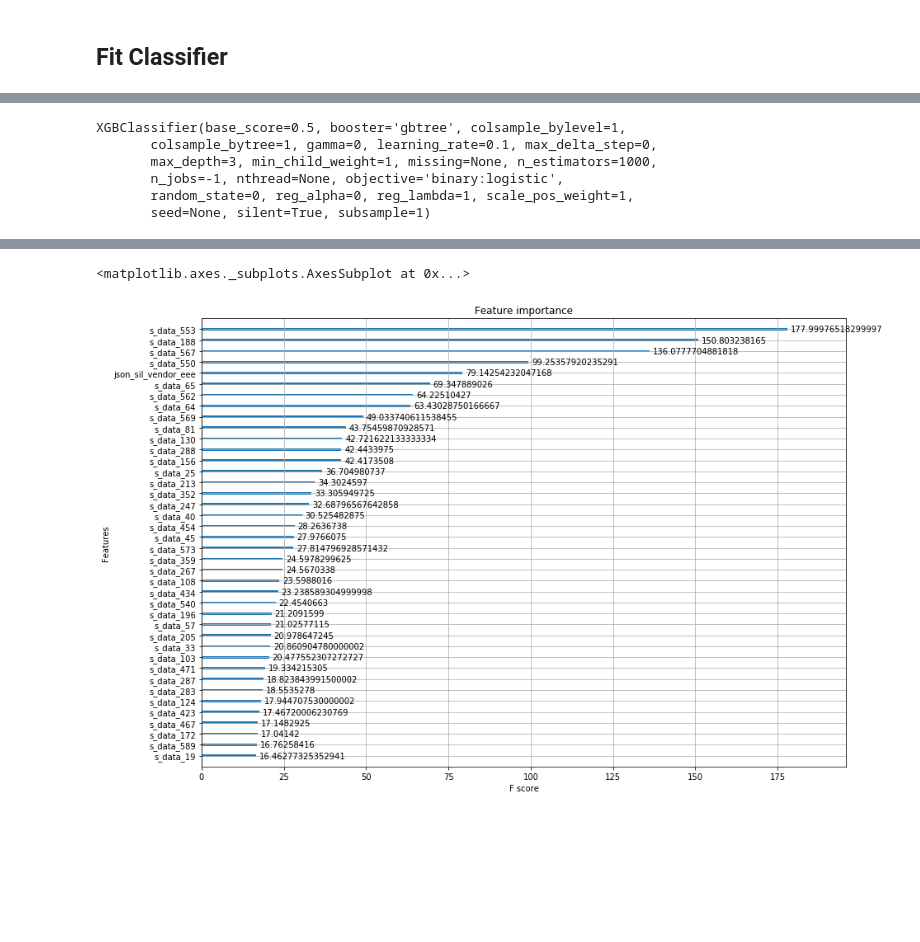
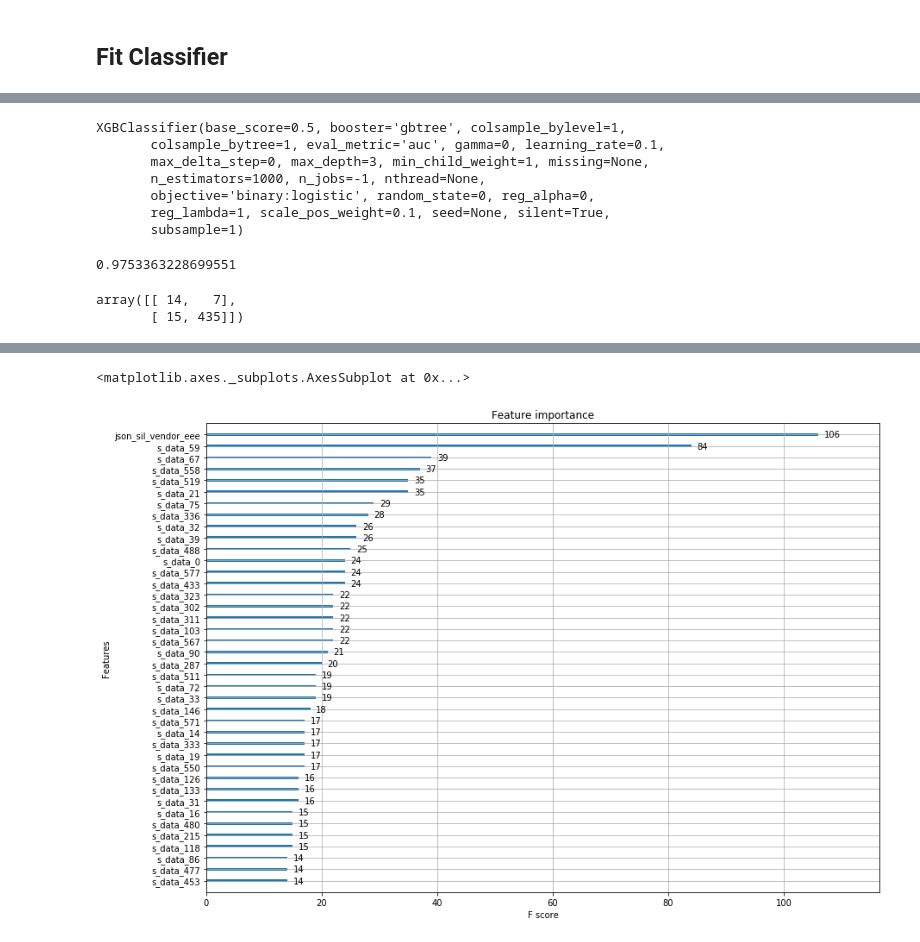
Before and after one commit to canyon289/secom_analysis, a Jupyter notebook: notebooks/exploratory/XGBoostClassifier.ipynb, the cells around one changed output, grey strips where cells are left out. Drawn from its saved outputs; the diff is of its cells as text; code cells hidden in the pictures; blank space fills up the shorter version.

```diff
--- a/notebooks/exploratory/XGBoostClassifier.ipynb
+++ b/notebooks/exploratory/XGBoostClassifier.ipynb
@@ -33,7 +32,7 @@ X = df.drop("s_label_target", axis=1)
 # %% [markdown]
 ## Fit Classifier
 # %%
-clf = XGBClassifier(objective='binary:logistic',n_estimators=1000, n_jobs=-1)
+clf = XGBClassifier(objective='binary:logistic',n_estimators=1000, n_jobs=-1, scale_pos_weight=.1, eval_metric="auc")
 # %%
 # Perform Cross Validation
 cv = StratifiedKFold(n_splits=5, shuffle=True)
@@ -43,9 +44,12 @@ array([0.97161937, 0.97807757, 0.96296296, 0.96979866, 0.97478992])
+# %%
+X_train, X_test, y_train, y_test = train_test_split(X, Y, test_size=0.3,  shuffle=True)
 # %%
-clf.fit(X,Y)
+clf.fit(X_train, y_train)
 # %% [output]
 XGBClassifier(base_score=0.5, booster='gbtree', colsample_bylevel=1,
-       colsample_bytree=1, gamma=0, learning_rate=0.1, max_delta_step=0,
-       max_depth=3, min_child_weight=1, missing=None, n_estimators=1000,
-       n_jobs=-1, nthread=None, objective='binary:logistic',
-       random_state=0, reg_alpha=0, reg_lambda=1, scale_pos_weight=1,
-       seed=None, silent=True, subsample=1)
+       colsample_bytree=1, eval_metric='auc', gamma=0, learning_rate=0.1,
+       max_delta_step=0, max_depth=3, min_child_weight=1, missing=None,
+       n_estimators=1000, n_jobs=-1, nthread=None,
+       objective='binary:logistic', random_state=0, reg_alpha=0,
+       reg_lambda=1, scale_pos_weight=0.1, seed=None, silent=True,
+       subsample=1)
@@ -52,3 +58,12 @@ XGBClassifier(base_score=0.5, booster='gbtree', colsample_bylevel=1,
+# %%
+f1_score(pred, y_test)
+# %% [output]
+0.9753363228699551
+# %%
+confusion_matrix(pred, y_test)
+# %% [output]
+array([[ 14,   7],
+       [ 15, 435]])
 # %%
 feature_importances = pd.Series(clf.feature_importances_, index=X.columns)
 feature_importances.sort_values(ascending=False)
@@ -71,7 +86,7 @@ s_data_223             0.000000
 json_sop_vendor_kkk    0.000000
 Length: 635, dtype: float32
 # %%
-xgboost.plot_importance(clf, max_num_features=40, importance_type="cover")
+xgboost.plot_importance(clf, max_num_features=40, importance_type="weight")
 # %% [output]
 <matplotlib.axes._subplots.AxesSubplot at 0x...>
-[figure, old version]
+[figure, new version]
```
Also changed, not shown: parts of 4 cells of this notebook, 2 other files.
